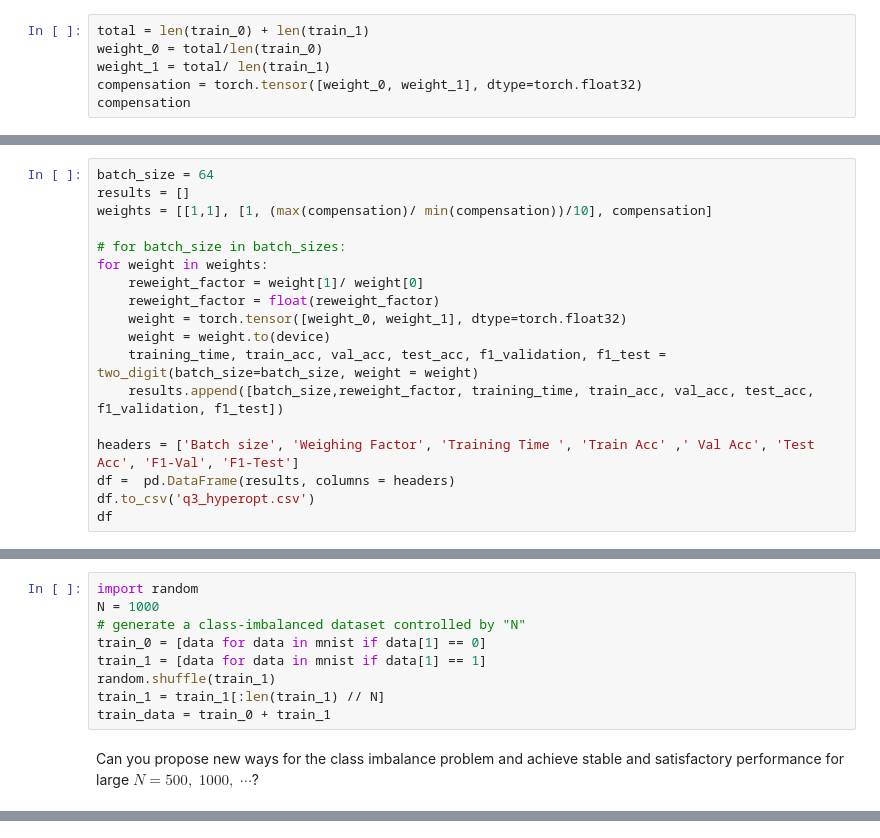
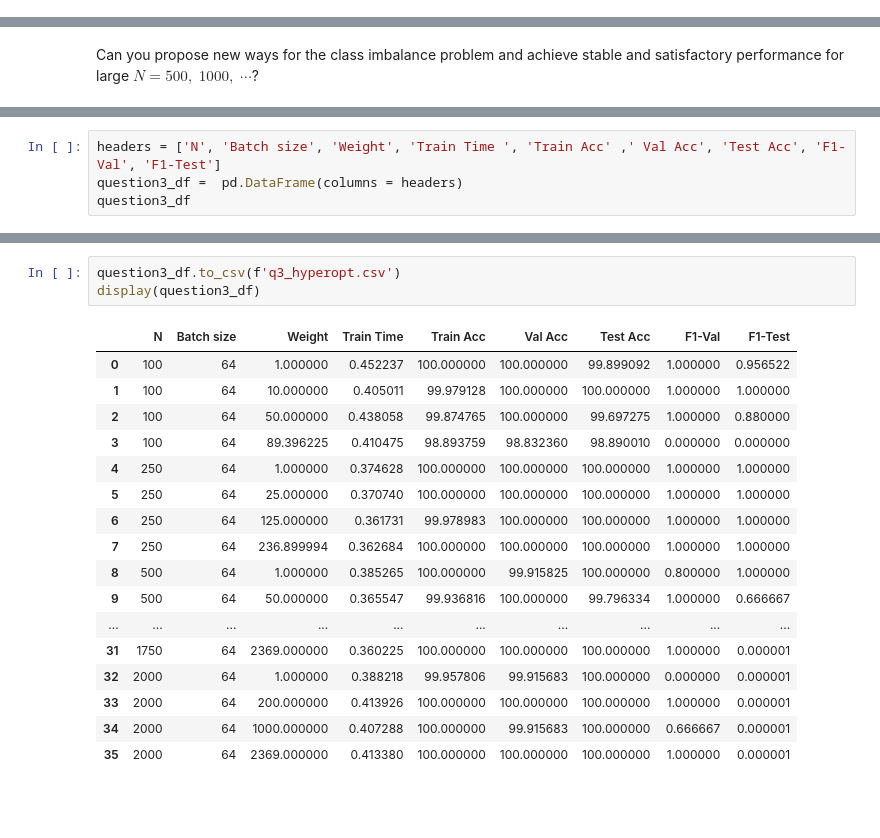
Before and after one commit to Vashistht/Intro_DL, a Jupyter notebook: IDL_hw1/source/hw1_q3.ipynb, the cells around one changed output, grey strips where cells are left out. Cells and saved outputs as stored; diff of their text form; blank space fills up the shorter version.

```diff
--- a/IDL_hw1/source/hw1_q3.ipynb
+++ b/IDL_hw1/source/hw1_q3.ipynb
@@ -271,6 +219,0 @@ from sklearn.metrics import confusion_matrix
-# %%
-total = len(train_0) + len(train_1)
-weight_0 = total/len(train_0)
-weight_1 = total/ len(train_1)
-compensation = torch.tensor([weight_0, weight_1], dtype=torch.float32)
-compensation
@@ -279,18 +219,0 @@ tensor([  1.0010, 988.1667])
-# %%
-batch_size = 64
-results = []
-weights = [[1,1], [1, (max(compensation)/ min(compensation))/10], compensation]
-
-# for batch_size in batch_sizes:
-for weight in weights:
-    reweight_factor = weight[1]/ weight[0]
-    reweight_factor = float(reweight_factor)
-    weight = torch.tensor([weight_0, weight_1], dtype=torch.float32)
-    weight = weight.to(device)
-    training_time, train_acc, val_acc, test_acc, f1_validation, f1_test = two_digit(batch_size=batch_size, weight = weight)
-    results.append([batch_size,reweight_factor, training_time, train_acc, val_acc, test_acc, f1_validation, f1_test])
-
-headers = ['Batch size', 'Weighing Factor', 'Training Time ', 'Train Acc' ,' Val Acc', 'Test Acc', 'F1-Val', 'F1-Test']
-df =  pd.DataFrame(results, columns = headers)
-df.to_csv('q3_hyperopt.csv')
-df
@@ -312,14 +221,5 @@ Confusion Matrix:
 <span style="color:red">[EXTRA BONUS]</span>
 
 If the hyper-parameters are chosen properly, the baseline can perform satisfactorily on the class imbalance problem with 1% digit "1". We want to challenge the baseline and handle more class-imbalanced datasets.
-# %%
-import random
-N = 1000
-# generate a class-imbalanced dataset controlled by "N"
-train_0 = [data for data in mnist if data[1] == 0]
-train_1 = [data for data in mnist if data[1] == 1]
-random.shuffle(train_1)
-train_1 = train_1[:len(train_1) // N]
-train_data = train_0 + train_1
 # %% [markdown]
 Can you propose new ways for the class imbalance problem and achieve stable and satisfactory performance for large $N = 500, \; 1000, \; \cdots$?
@@ -351,0 +226,4 @@ Having a `torch.nn.Tanh()` activation layer at the end of the model can convert
+# %%
+headers = ['N', 'Batch size', 'Weight', 'Train Time ', 'Train Acc' ,' Val Acc', 'Test Acc', 'F1-Val', 'F1-Test']
+question3_df =  pd.DataFrame(columns = headers)
+question3_df
@@ -351,0 +307,21 @@ Having a `torch.nn.Tanh()` activation layer at the end of the model can convert
+# %%
+question3_df.to_csv(f'q3_hyperopt.csv')
+display(question3_df)
+# %% [output]
+|  | N | Batch size | Weight | Train Time | Train Acc | Val Acc | Test Acc | F1-Val | F1-Test |
+| 0 | 100 | 64 | 1.000000 | 0.452237 | 100.000000 | 100.000000 | 99.899092 | 1.000000 | 0.956522 |
+| 1 | 100 | 64 | 10.000000 | 0.405011 | 99.979128 | 100.000000 | 100.000000 | 1.000000 | 1.000000 |
+| 2 | 100 | 64 | 50.000000 | 0.438058 | 99.874765 | 100.000000 | 99.697275 | 1.000000 | 0.880000 |
+| 3 | 100 | 64 | 89.396225 | 0.410475 | 98.893759 | 98.832360 | 98.890010 | 0.000000 | 0.000000 |
+| 4 | 250 | 64 | 1.000000 | 0.374628 | 100.000000 | 100.000000 | 100.000000 | 1.000000 | 1.000000 |
+| 5 | 250 | 64 | 25.000000 | 0.370740 | 100.000000 | 100.000000 | 100.000000 | 1.000000 | 1.000000 |
+| 6 | 250 | 64 | 125.000000 | 0.361731 | 99.978983 | 100.000000 | 100.000000 | 1.000000 | 1.000000 |
+| 7 | 250 | 64 | 236.899994 | 0.362684 | 100.000000 | 100.000000 | 100.000000 | 1.000000 | 1.000000 |
+| 8 | 500 | 64 | 1.000000 | 0.385265 | 100.000000 | 99.915825 | 100.000000 | 0.800000 | 1.000000 |
+| 9 | 500 | 64 | 50.000000 | 0.365547 | 99.936816 | 100.000000 | 99.796334 | 1.000000 | 0.666667 |
+| ... | ... | ... | ... | ... | ... | ... | ... | ... | ... |
+| 31 | 1750 | 64 | 2369.000000 | 0.360225 | 100.000000 | 100.000000 | 100.000000 | 1.000000 | 0.000001 |
+| 32 | 2000 | 64 | 1.000000 | 0.388218 | 99.957806 | 99.915683 | 100.000000 | 0.000000 | 0.000001 |
+| 33 | 2000 | 64 | 200.000000 | 0.413926 | 100.000000 | 100.000000 | 100.000000 | 1.000000 | 0.000001 |
+| 34 | 2000 | 64 | 1000.000000 | 0.407288 | 100.000000 | 99.915683 | 100.000000 | 0.666667 | 0.000001 |
+| 35 | 2000 | 64 | 2369.000000 | 0.413380 | 100.000000 | 100.000000 | 100.000000 | 1.000000 | 0.000001 |
```
Also changed, not shown: parts of 26 cells of this notebook, 2 other files.
